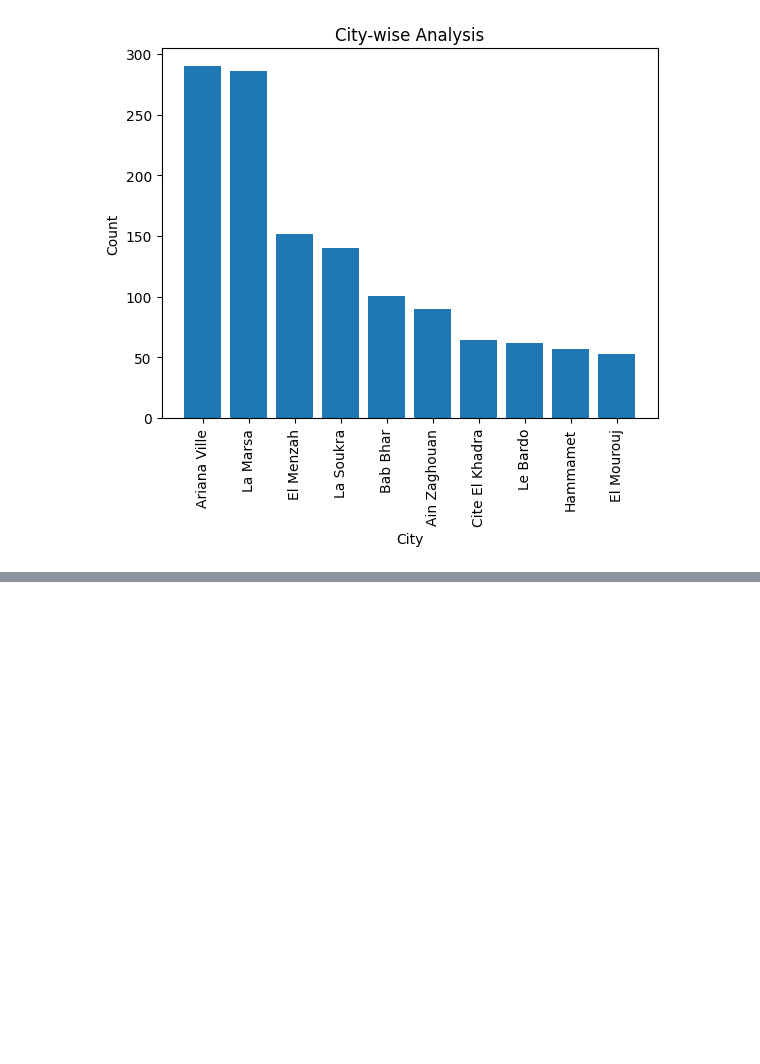
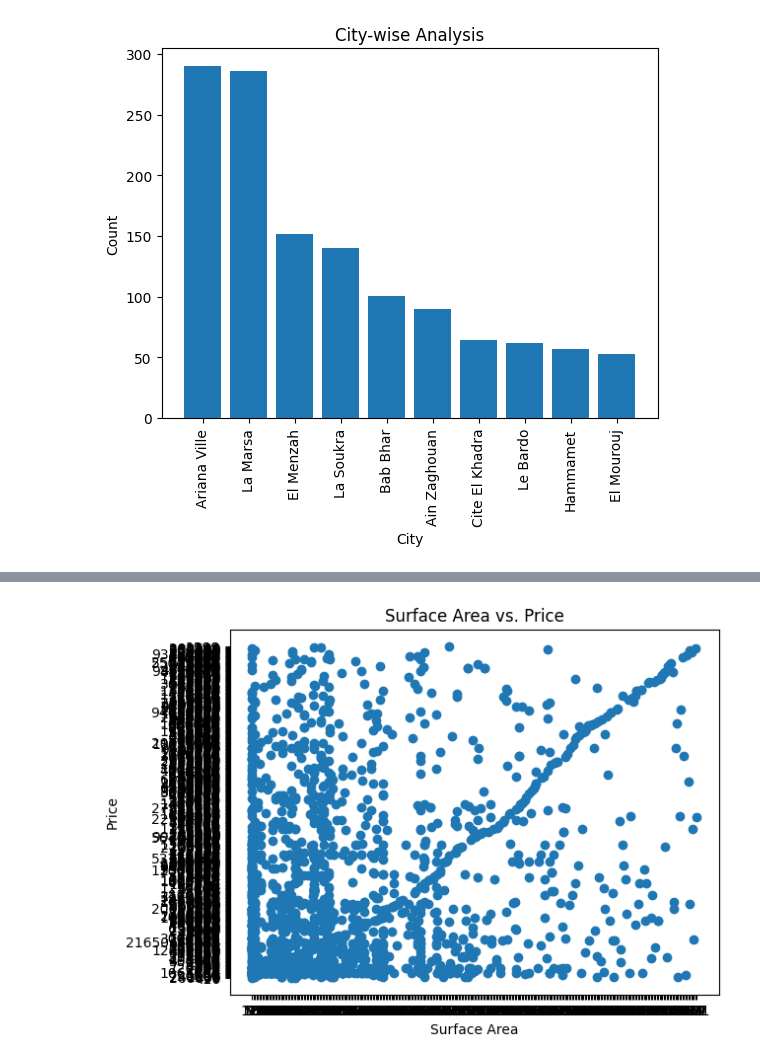
Before and after one commit to KhalilElati/PPP_Scraping, a Jupyter notebook: data visualization.ipynb, the cells around one changed output, grey strips where cells are left out. Drawn from its saved outputs; the diff is of its cells as text; code cells hidden in the pictures; blank space fills up the shorter version.

Commit message:
fixed data visualization errors and added features

```diff
--- a/data visualization.ipynb
+++ b/data visualization.ipynb
@@ -71,0 +73,11 @@ KeyError: 'price'
+# %%
+#Sruface Area vs Price (Scatter Plot)
+
+
+plt.scatter(df['surface'], df['price_in_TND'])
+plt.xlabel('Surface Area')
+plt.ylabel('Price')
+plt.title('Surface Area vs. Price')
+plt.show()
+# %% [output]
+[figure, added]
```
Also changed, not shown: parts of 7 cells of this notebook.
